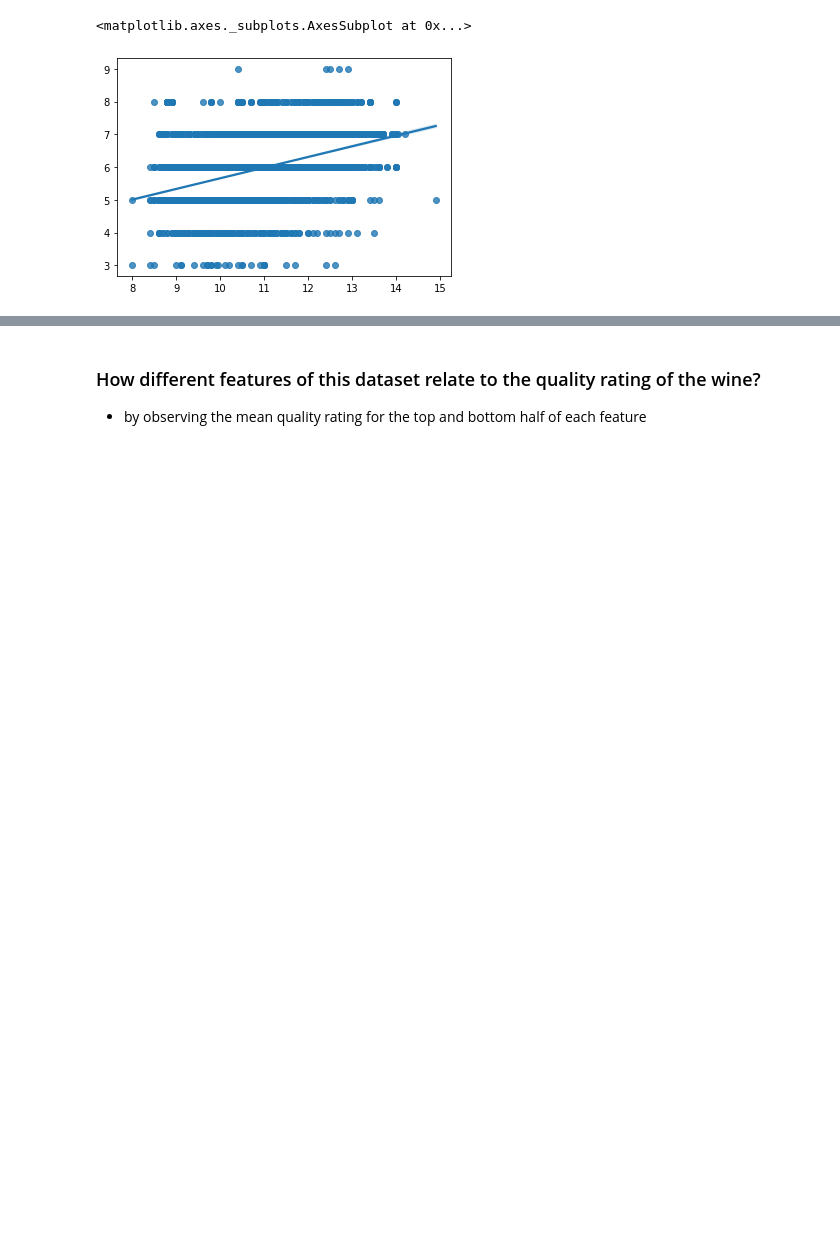
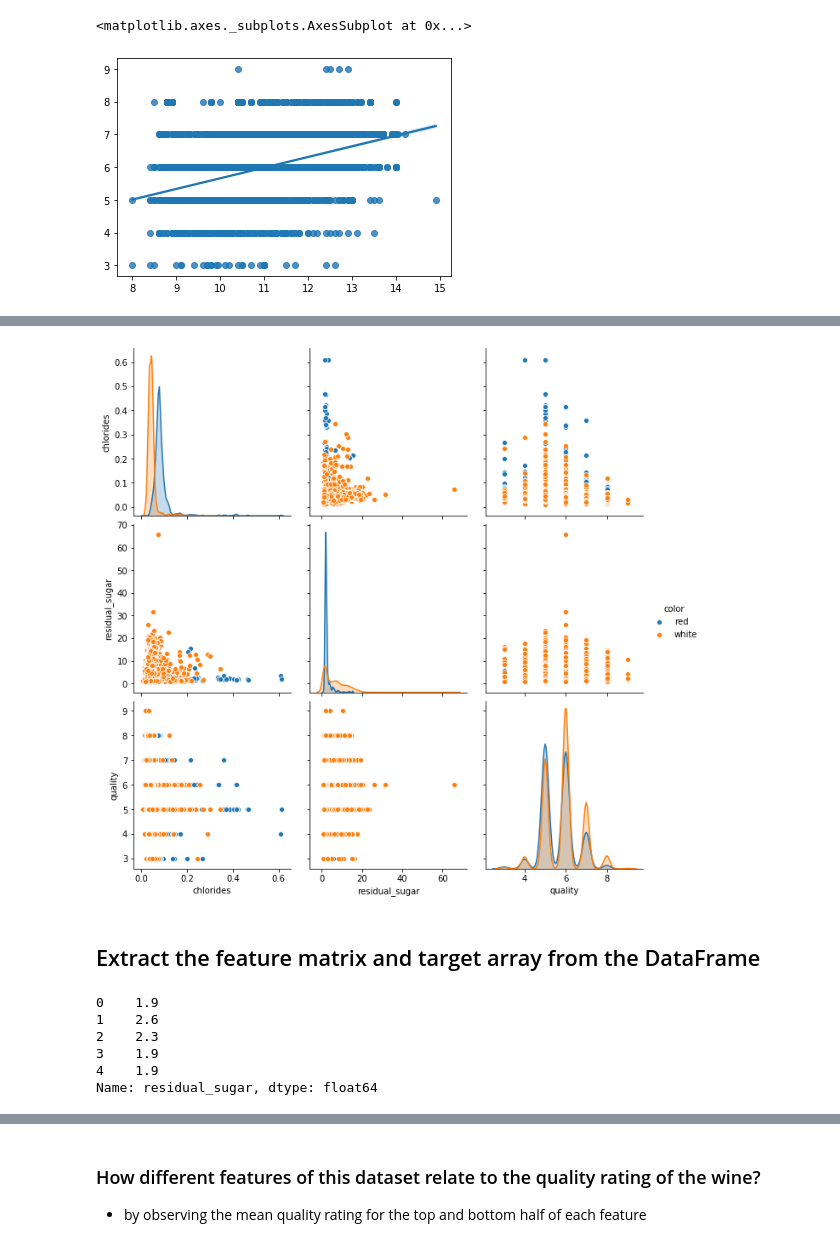
Before and after one commit to anitaguo49/Wine_Quality_Analysis, a Jupyter notebook: Wine_Quality_Analysis.ipynb, the cells around one changed output, grey strips where cells are left out. Cells and saved outputs as stored; diff of their text form; code cells hidden in the pictures; blank space fills up the shorter version.

```diff
--- a/Wine_Quality_Analysis.ipynb
+++ b/Wine_Quality_Analysis.ipynb
@@ -95,3 +95,6 @@ sns.regplot(x,y, data=df)
 # %% [output]
 <matplotlib.axes._subplots.AxesSubplot at 0x...>
 [figure]
+# %%
+df1 = df[['chlorides','residual_sugar','quality','color']]
+df1.head()
@@ -97,0 +108,16 @@ sns.regplot(x,y, data=df)
+# %%
+sns.pairplot(df1, hue='color', size=3);
+# %% [output]
+[figure, added]
+# %% [markdown]
+## Extract the feature matrix and target array from the DataFrame
+# %%
+X = df1['residual_sugar']
+X.head()
+# %% [output]
+0    1.9
+1    2.6
+2    2.3
+3    1.9
+4    1.9
+Name: residual_sugar, dtype: float64
```
Also changed, not shown: parts of 21 cells of this notebook.
